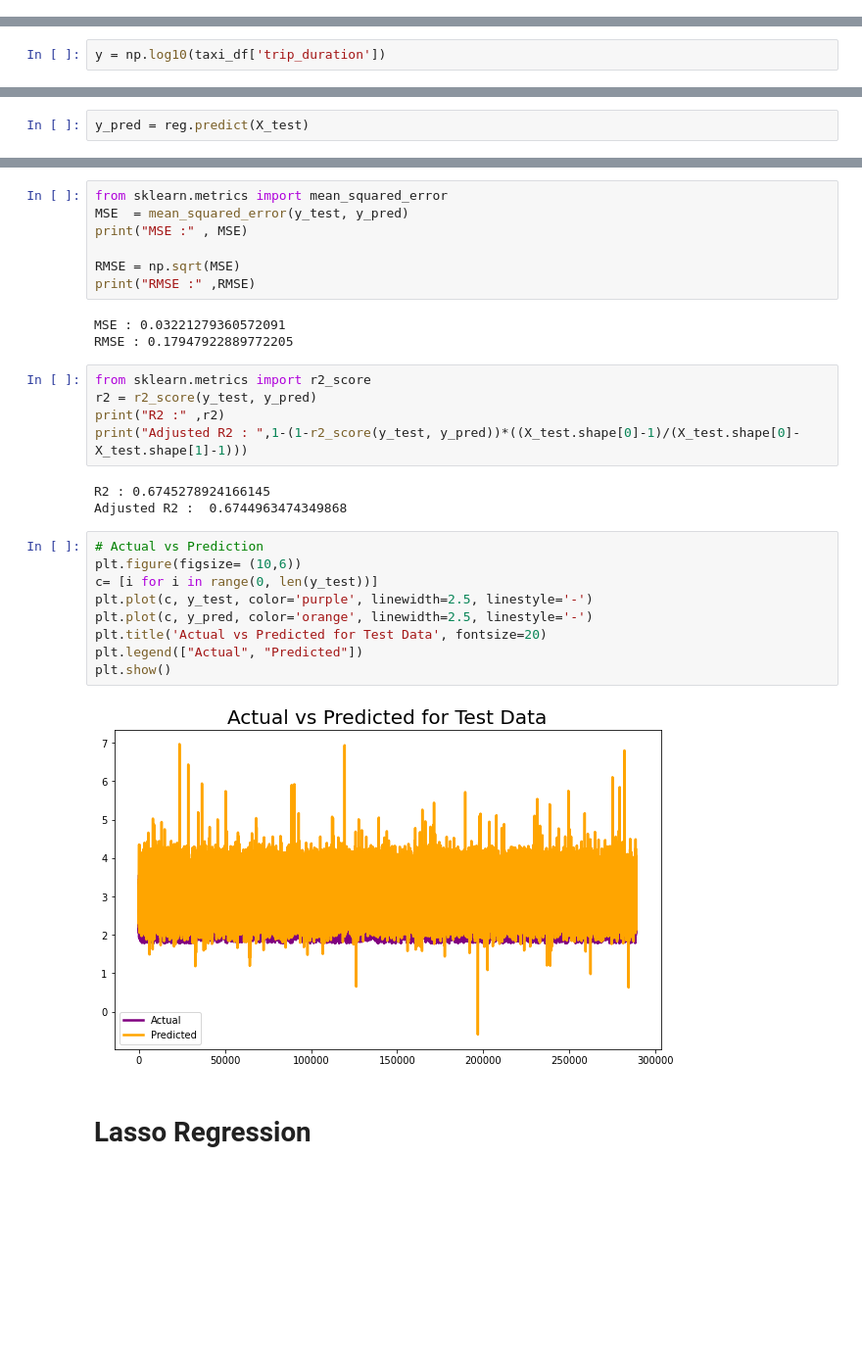
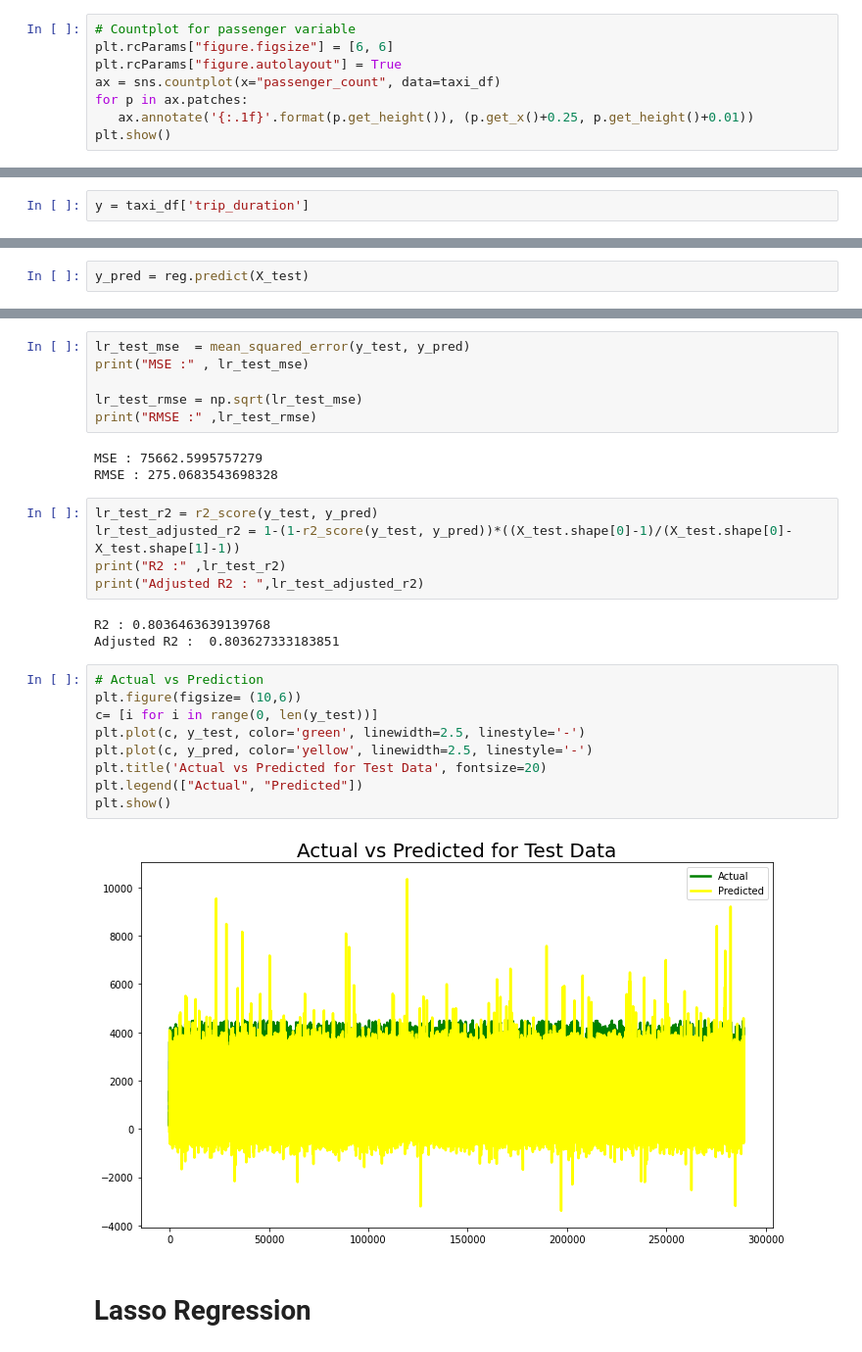
Before and after one commit to Ajay0110/NYC-Taxi-Trip-Time-Prediction, a Jupyter notebook: NYC_Taxi_Trip_Time_Prediction_Capstone_Project.ipynb, the cells around one changed output, grey strips where cells are left out. Shown at 98% size. Saved outputs shown, nothing was run; the diff lists cells and outputs as text; blank space fills up the shorter version.

```diff
--- a/NYC_Taxi_Trip_Time_Prediction_Capstone_Project.ipynb
+++ b/NYC_Taxi_Trip_Time_Prediction_Capstone_Project.ipynb
@@ -387,0 +385,8 @@ sns.countplot(x='passenger_count',data=taxi_df)
+# %%
+# Countplot for passenger variable
+plt.rcParams["figure.figsize"] = [6, 6]
+plt.rcParams["figure.autolayout"] = True
+ax = sns.countplot(x="passenger_count", data=taxi_df)
+for p in ax.patches:
+   ax.annotate('{:.1f}'.format(p.get_height()), (p.get_x()+0.25, p.get_height()+0.01))
+plt.show()
@@ -695,7 +707,7 @@ print(features)
 from scipy.stats import zscore
 X = taxi_df[features].apply(zscore)
 # %%
-y = np.log10(taxi_df['trip_duration'])
+y = taxi_df['trip_duration']
 # %% [markdown]
 # Linear Regression
 # %%
@@ -758,32 +790,31 @@ array([2.90331323, 2.94551904, 2.74723108, ..., 3.24469812, 2.62941034,
 # %%
-from sklearn.metrics import mean_squared_error
-MSE  = mean_squared_error(y_test, y_pred)
-print("MSE :" , MSE)
+lr_test_mse  = mean_squared_error(y_test, y_pred)
+print("MSE :" , lr_test_mse)
 
-RMSE = np.sqrt(MSE)
-print("RMSE :" ,RMSE)
+lr_test_rmse = np.sqrt(lr_test_mse)
+print("RMSE :" ,lr_test_rmse)
 # %% [output]
-MSE : 0.03221279360572091
-RMSE : 0.17947922889772205
+MSE : 75662.5995757279
+RMSE : 275.0683543698328
 # %%
-from sklearn.metrics import r2_score
-r2 = r2_score(y_test, y_pred)
-print("R2 :" ,r2)
-print("Adjusted R2 : ",1-(1-r2_score(y_test, y_pred))*((X_test.shape[0]-1)/(X_test.shape[0]-X_test.shape[1]-1)))
+lr_test_r2 = r2_score(y_test, y_pred)
+lr_test_adjusted_r2 = 1-(1-r2_score(y_test, y_pred))*((X_test.shape[0]-1)/(X_test.shape[0]-X_test.shape[1]-1))
+print("R2 :" ,lr_test_r2)
+print("Adjusted R2 : ",lr_test_adjusted_r2)
 # %% [output]
-R2 : 0.6745278924166145
-Adjusted R2 :  0.6744963474349868
+R2 : 0.8036463639139768
+Adjusted R2 :  0.803627333183851
 # %%
 # Actual vs Prediction
 plt.figure(figsize= (10,6))
 c= [i for i in range(0, len(y_test))]
-plt.plot(c, y_test, color='purple', linewidth=2.5, linestyle='-')
-plt.plot(c, y_pred, color='orange', linewidth=2.5, linestyle='-')
+plt.plot(c, y_test, color='green', linewidth=2.5, linestyle='-')
+plt.plot(c, y_pred, color='yellow', linewidth=2.5, linestyle='-')
 plt.title('Actual vs Predicted for Test Data', fontsize=20)
 plt.legend(["Actual", "Predicted"])
 plt.show()
 # %% [output]
-[figure, old version]
+[figure, new version]
 # %% [markdown]
 # Lasso Regression
 # %%
```
Also changed, not shown: parts of 67 cells of this notebook.
